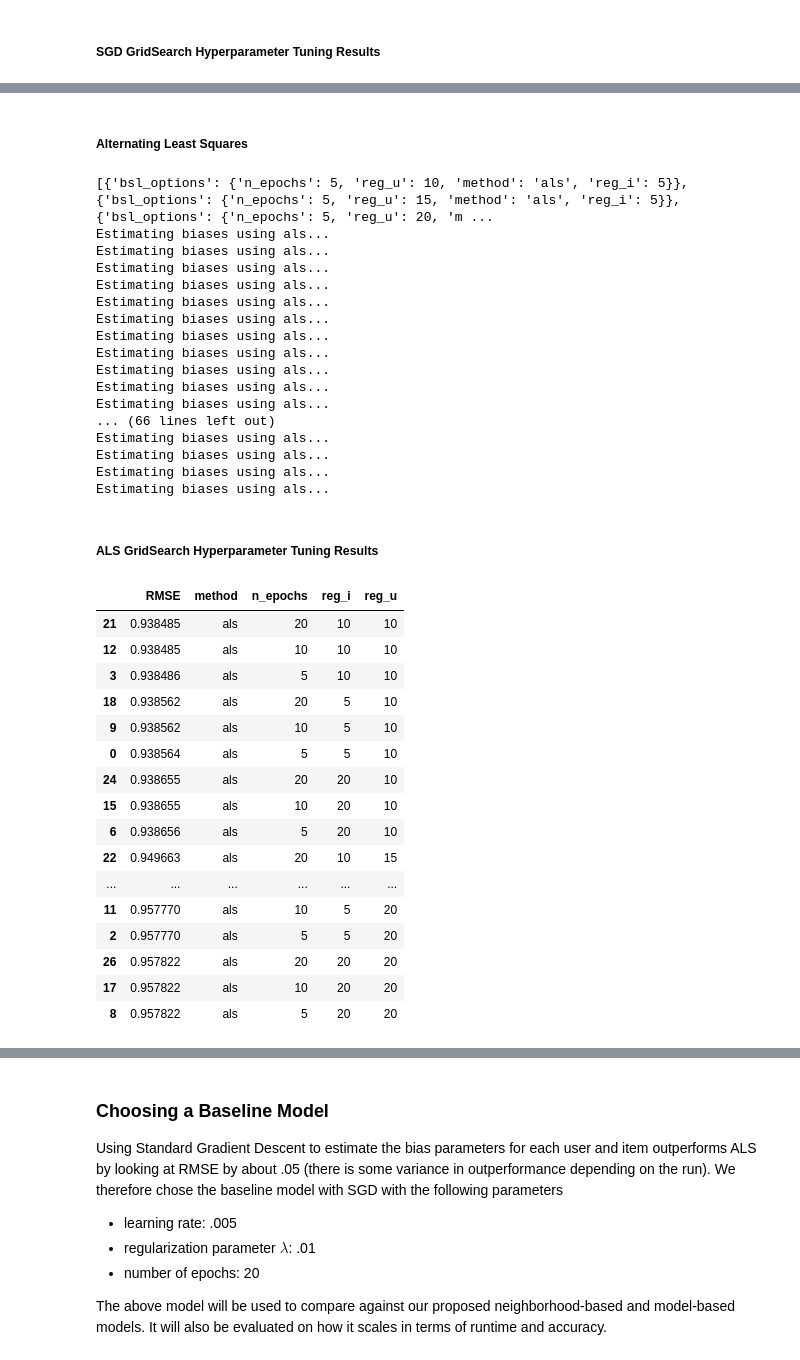
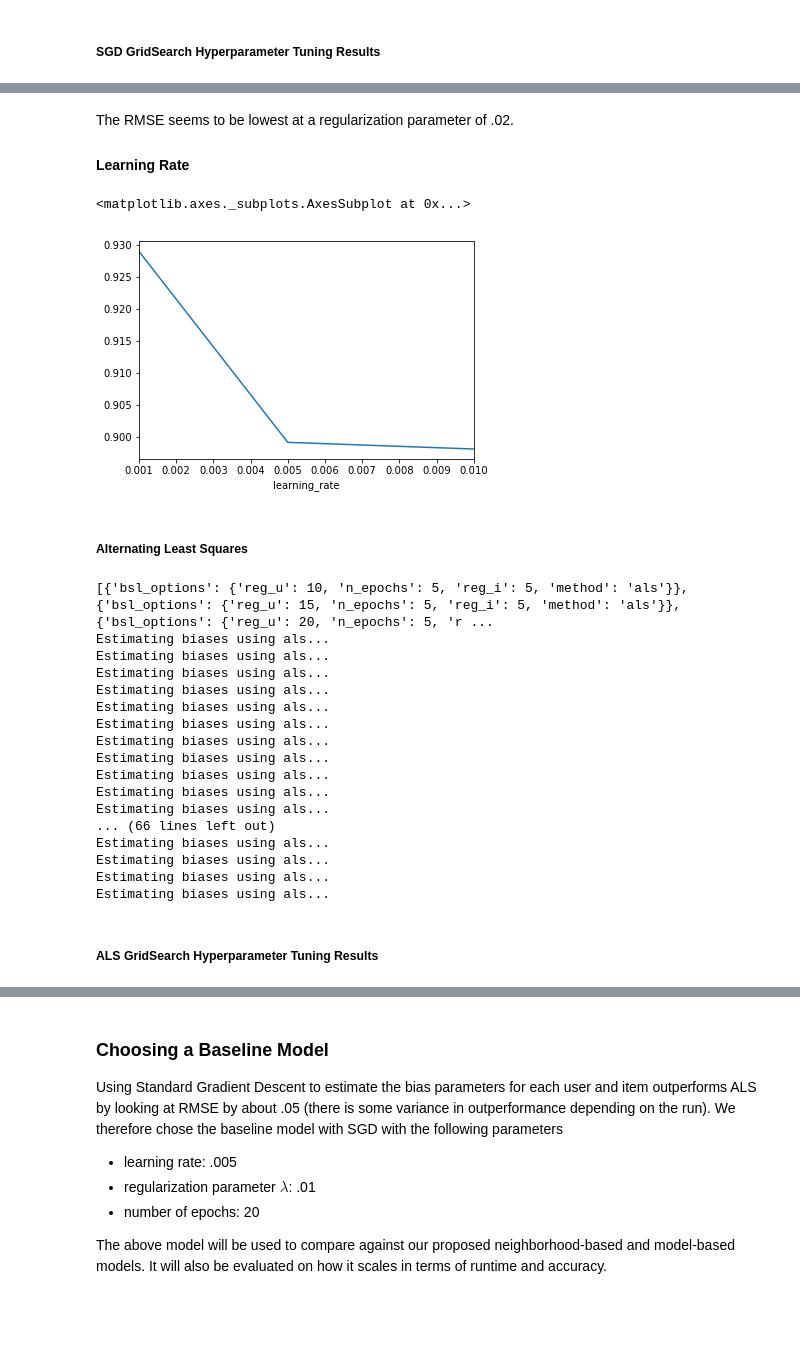
Before and after one commit to sdoctor7/book-recommendations, a Jupyter notebook: part1/basline-algorithm.ipynb, the cells around one changed output, grey strips where cells are left out. Saved outputs shown, nothing was run; the diff lists cells and outputs as text; code cells hidden in the pictures; blank space fills up the shorter version.

```diff
--- a/part1/basline-algorithm.ipynb
+++ b/part1/basline-algorithm.ipynb
@@ -273,16 +296,29 @@ convert_grid_results_sgd(pd.DataFrame.from_dict(gridsearch.cv_results))
+# %% [markdown]
+The RMSE seems to be lowest at a regularization parameter of .02.
+
+#### Learning Rate
+# %%
+sgd_df.groupby('learning_rate').mean()['RMSE'].plot()
+# %% [output]
+<matplotlib.axes._subplots.AxesSubplot at 0x...>
+[figure, added]
 # %% [markdown]
 ##### Alternating Least Squares
 # %%
-#Grid search for baseline - alternating least squares
-param_grid = {'bsl_options':{'method': ['als'], 'reg_i':[5,10,20], 'reg_u':[10,15,20], 'n_epochs':[5,10,20]}}
-gridsearch = GridSearch(BaselineOnly, param_grid, measures=['RMSE'], verbose=0)
-reader = Reader(rating_scale=(1,5))
-train = Dataset.load_from_df(train_500_20, reader)
-test = Dataset.load_from_df(test_500_20, reader)
-train.split(n_folds=3)
-gridsearch.evaluate(train)
+## UNCOMMENT THIS SECTION TO RUN GRIDSEARCH FOR ALS.
+
+# #Grid search for baseline - alternating least squares
+# param_grid = {'bsl_options':{'method': ['als'], 'reg_i':[5,10,20], 'reg_u':[10,15,20], 'n_epochs':[5,10,20]}}
+# gridsearch = GridSearch(BaselineOnly, param_grid, measures=['RMSE'], verbose=0)
+# reader = Reader(rating_scale=(1,5))
+# train = Dataset.load_from_df(train_500_20, reader)
+# test = Dataset.load_from_df(test_500_20, reader)
+# train.split(n_folds=3)
+# gridsearch.evaluate(train)
+# als_df = convert_grid_results_als(pd.DataFrame.from_dict(gridsearch.cv_results))
+# als_df.to_csv("Grid Search Results/baseline_als_grid_results.csv")
 # %% [output]
-[{'bsl_options': {'n_epochs': 5, 'reg_u': 10, 'method': 'als', 'reg_i': 5}}, {'bsl_options': {'n_epochs': 5, 'reg_u': 15, 'method': 'als', 'reg_i': 5}}, {'bsl_options': {'n_epochs': 5, 'reg_u': 20, 'm ...
+[{'bsl_options': {'reg_u': 10, 'n_epochs': 5, 'reg_i': 5, 'method': 'als'}}, {'bsl_options': {'reg_u': 15, 'n_epochs': 5, 'reg_i': 5, 'method': 'als'}}, {'bsl_options': {'reg_u': 20, 'n_epochs': 5, 'r ...
 Estimating biases using als...
 Estimating biases using als...
 Estimating biases using als...
@@ -301,23 +337,3 @@ Estimating biases using als...
 Estimating biases using als...
 # %% [markdown]
 ##### ALS GridSearch Hyperparameter Tuning Results
-# %%
-convert_grid_results_als(pd.DataFrame.from_dict(gridsearch.cv_results))
-# %% [output]
-|  | RMSE | method | n_epochs | reg_i | reg_u |
-| 21 | 0.938485 | als | 20 | 10 | 10 |
-| 12 | 0.938485 | als | 10 | 10 | 10 |
-| 3 | 0.938486 | als | 5 | 10 | 10 |
-| 18 | 0.938562 | als | 20 | 5 | 10 |
-| 9 | 0.938562 | als | 10 | 5 | 10 |
-| 0 | 0.938564 | als | 5 | 5 | 10 |
-| 24 | 0.938655 | als | 20 | 20 | 10 |
-| 15 | 0.938655 | als | 10 | 20 | 10 |
-| 6 | 0.938656 | als | 5 | 20 | 10 |
-| 22 | 0.949663 | als | 20 | 10 | 15 |
-| ... | ... | ... | ... | ... | ... |
-| 11 | 0.957770 | als | 10 | 5 | 20 |
-| 2 | 0.957770 | als | 5 | 5 | 20 |
-| 26 | 0.957822 | als | 20 | 20 | 20 |
-| 17 | 0.957822 | als | 10 | 20 | 20 |
-| 8 | 0.957822 | als | 5 | 20 | 20 |
```
Also changed, not shown: parts of 16 cells of this notebook, 2 other files.
